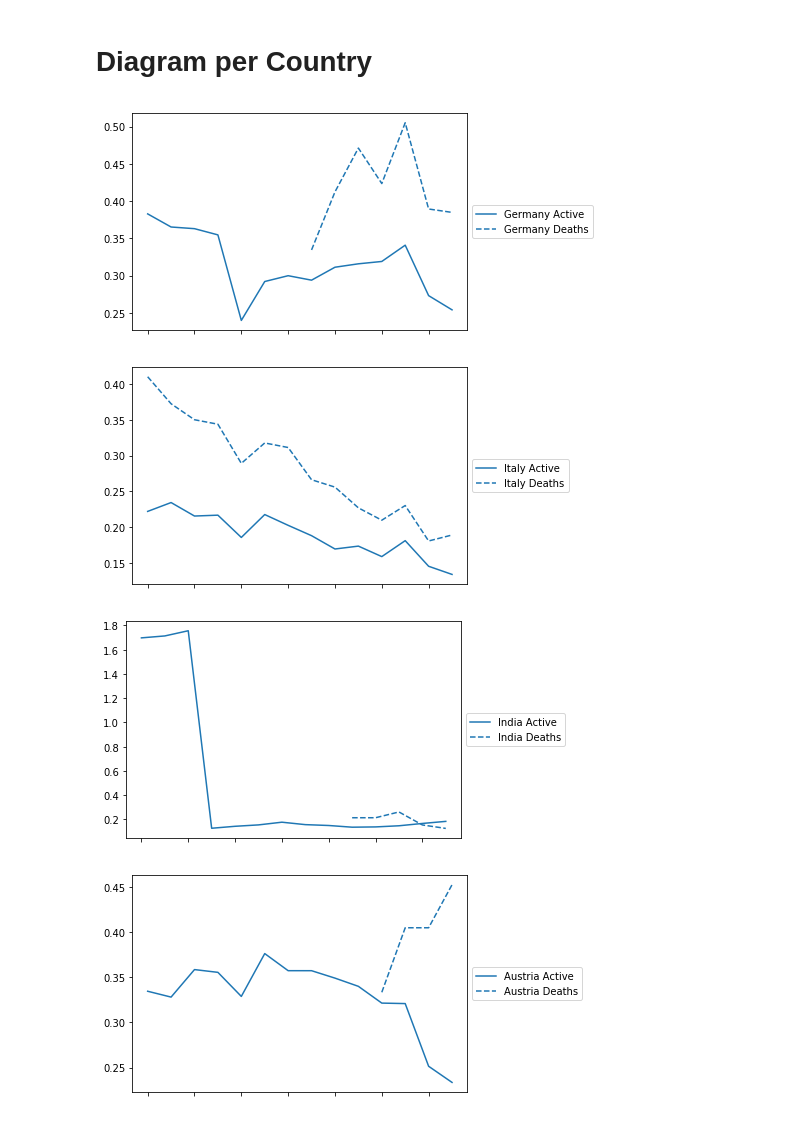
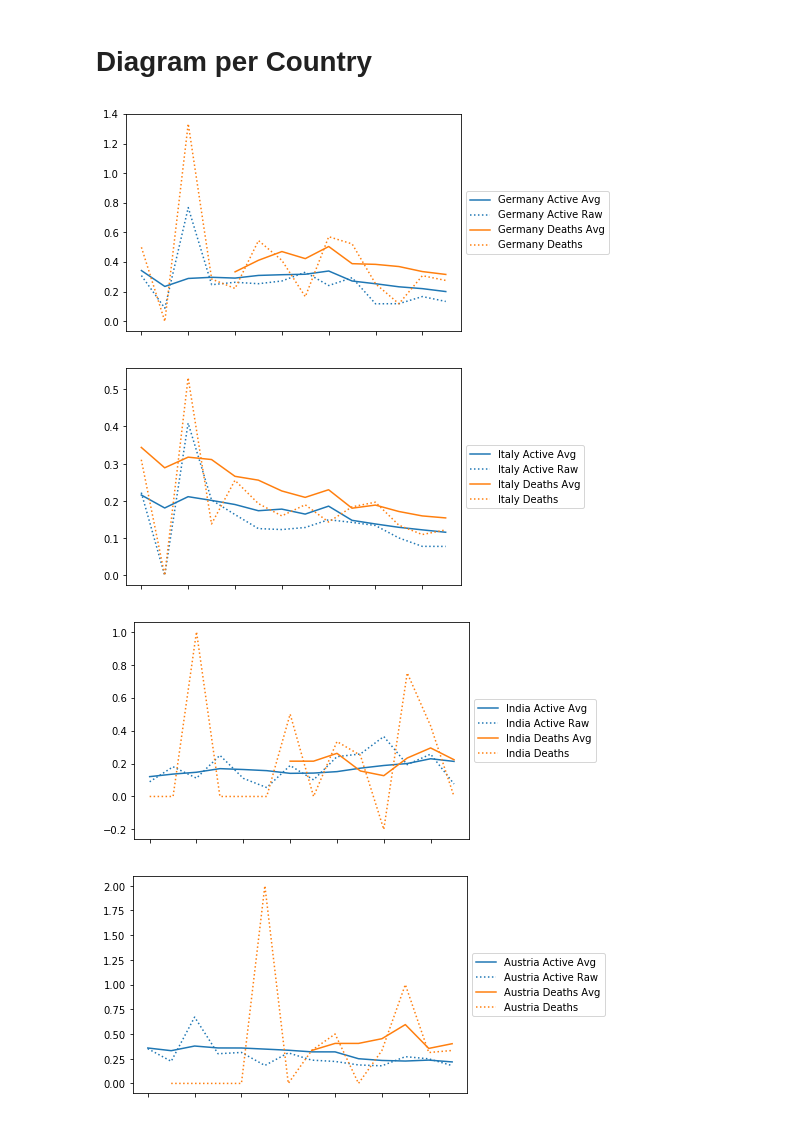
Before and after one commit to rpreiss07/covid19, a Jupyter notebook: index.ipynb, the cells around one changed output. Saved outputs shown, nothing was run; the diff lists cells and outputs as text; code cells hidden in the pictures.

```diff
--- a/index.ipynb
+++ b/index.ipynb
@@ -162,7 +164,9 @@ Show intermediate data.
 Enrich by computing Active = Confirmed - (Recovered + Deaths)
 # %%
 for country in ext_countries:
-    all[country]["Active"] = all[country]["Confirmed"] - (all[country]["Recovered"] + all[country]["Deaths"])
+    # Underlying data sets doesn't support RECOVERED anymore
+    #all[country]["Active"] = all[country]["Confirmed"] - (all[country]["Recovered"] + all[country]["Deaths"])
+    all[country]["Active"] = all[country]["Confirmed"] - (all[country]["Deaths"])
 
 raw_types_ext = raw_types.copy()
 raw_types_ext.append("Active")
@@ -233,7 +237,7 @@ number_of_days = 14
 
 for country in ext_countries:
     ts = all[country]["Active Rate Avg"].tail(number_of_days)
-    pl = ts.plot(label=country+" Active")
+    pl = ts.plot(label=country+" Active Avg")
 
     # Uncomment the following to add all lines in one figure
     #cl = plt.gca().lines[-1].get_color()
@@ -257,7 +287,7 @@ The y-axis shows the daily growth in percentage, e.g. 0.4 means that 40% more ca
 # %%
 for country in ext_countries:
     ts = all[country]["Deaths Rate Avg"].tail(number_of_days)
-    ts.plot(label=country+" Deaths", linestyle='dashed')
+    ts.plot(label=country+" Deaths Avg", linestyle='dashed')
 
 plt.title("Change rate (moving average)")
 plt.xticks(np.arange(number_of_days), all[country].tail(number_of_days).index.tolist(),
@@ -269,0 +300,10 @@ plt.legend(loc='center left', bbox_to_anchor=(1, 0.5))
+# %%
+for country in ext_countries:
+    ts = all[country]["Deaths Rate"].tail(number_of_days)
+    ts.plot(label=country+" Deaths", linestyle='dashed')
+
+plt.title("Change rate (raw)")
+plt.xticks(np.arange(number_of_days), all[country].tail(number_of_days).index.tolist(),
+           fontsize='small', rotation='vertical')
+
+plt.legend(loc='center left', bbox_to_anchor=(1, 0.5))
@@ -272,19 +315,27 @@ plt.legend(loc='center left', bbox_to_anchor=(1, 0.5))
 # %%
 for country in ext_countries:
     ts = all[country]["Active Rate Avg"].tail(number_of_days)
-    pl = ts.plot(label=country+" Active")
+    pl = ts.plot(label=country+" Active Avg")
 
     # Get color of last plot
     cl = plt.gca().lines[-1].get_color()
 
+    ts = all[country]["Active Rate"].tail(number_of_days)
+    ts.plot(label=country+" Active Raw", linestyle='dotted', color=cl)
+
     ts = all[country]["Deaths Rate Avg"].tail(number_of_days)
-    ts.plot(label=country+" Deaths", linestyle='dashed', color=cl)
+    pl = ts.plot(label=country+" Deaths Avg")
+
+    cl = plt.gca().lines[-1].get_color()
+
+    ts = all[country]["Deaths Rate"].tail(number_of_days)
+    ts.plot(label=country+" Deaths", linestyle='dotted', color=cl)
 
     plt.legend(loc='center left', bbox_to_anchor=(1, 0.5))
 
     plt.show()
 # %% [output]
-[figure, old version]
+[figure, new version]
-[figure, old version]
+[figure, new version]
-[figure, old version]
+[figure, new version]
-[figure, old version]
+[figure, new version]
```
Also changed, not shown: parts of 15 cells of this notebook.
